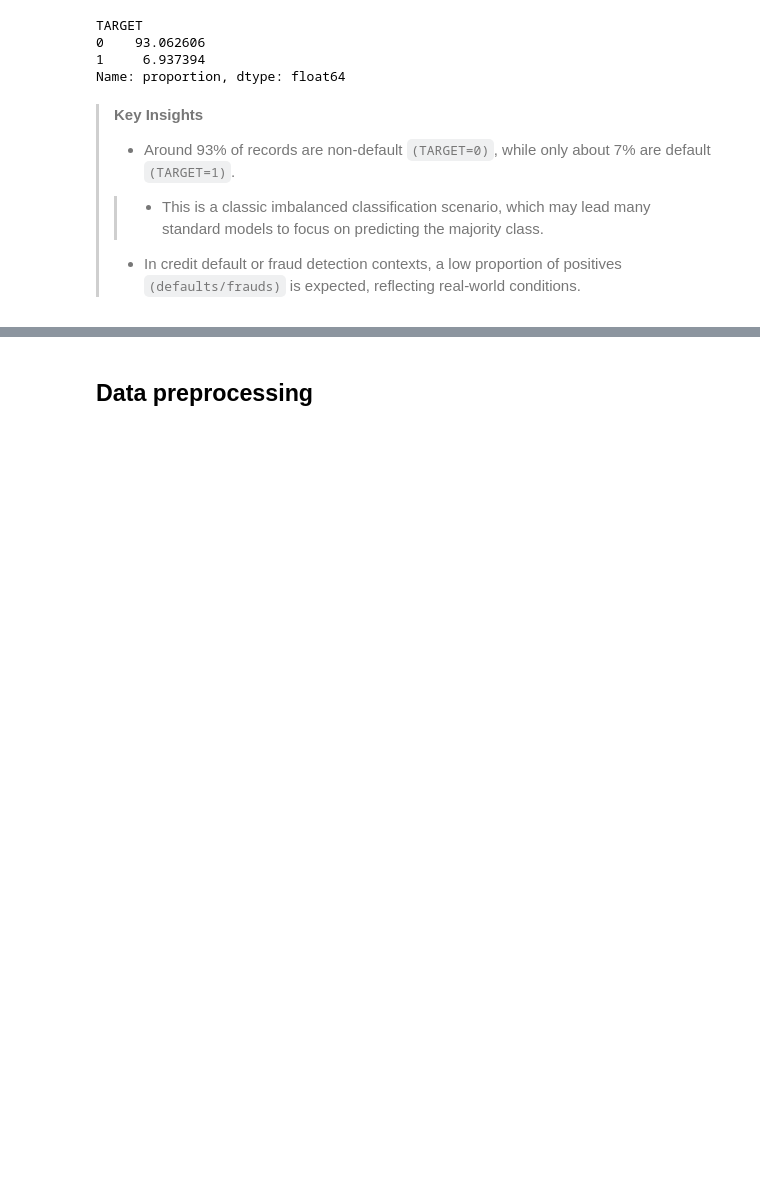
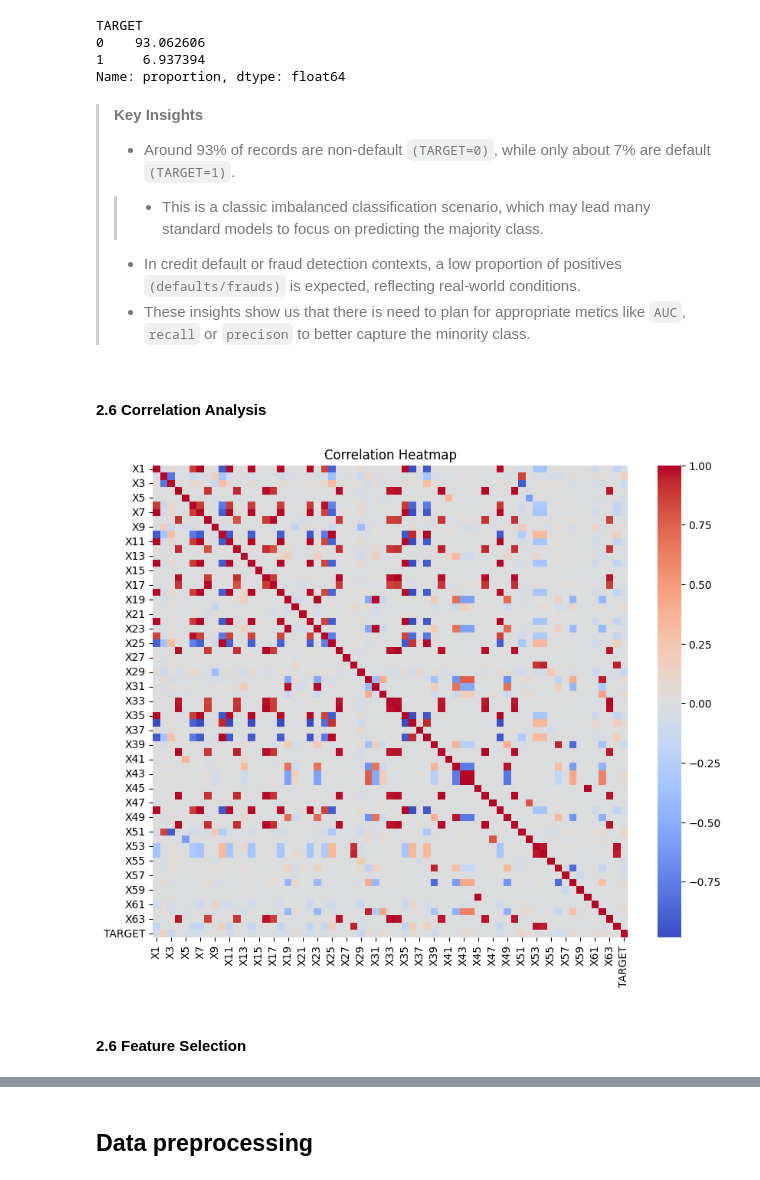
Before and after one commit to Cynthia-Njambi/Modelling-Evaluation, a Jupyter notebook: base_exercise.ipynb, the cells around one changed output, grey strips where cells are left out. Saved outputs shown, nothing was run; the diff lists cells and outputs as text; code cells hidden in the pictures; blank space fills up the shorter version.

```diff
--- a/base_exercise.ipynb
+++ b/base_exercise.ipynb
@@ -160,3 +187,16 @@ Name: proportion, dtype: float64
 > - Around 93% of records are non-default `(TARGET=0)`, while only about 7% are default `(TARGET=1)`.
 >>- This is a classic imbalanced classification scenario, which may lead many standard models to focus on predicting the majority class.
 > - In credit default or fraud detection contexts, a low proportion of positives `(defaults/frauds)` is expected, reflecting real-world conditions.
+>- These insights show us that there is need to plan for appropriate metics like `AUC`, `recall` or `precison` to better capture the minority class.
+# %% [markdown]
+#### 2.6 Correlation Analysis
+# %%
+corr_matrix = df.drop(columns=['ID']).corr()  # drop ID to avoid messing up the correlation matrix
+plt.figure(figsize=(10,8))
+sns.heatmap(corr_matrix, cmap='coolwarm')
+plt.title('Correlation Heatmap')
+plt.show()
+# %% [output]
+[figure, added]
+# %% [markdown]
+#### 2.6 Feature Selection
```
Also changed, not shown: parts of 6 cells of this notebook.
